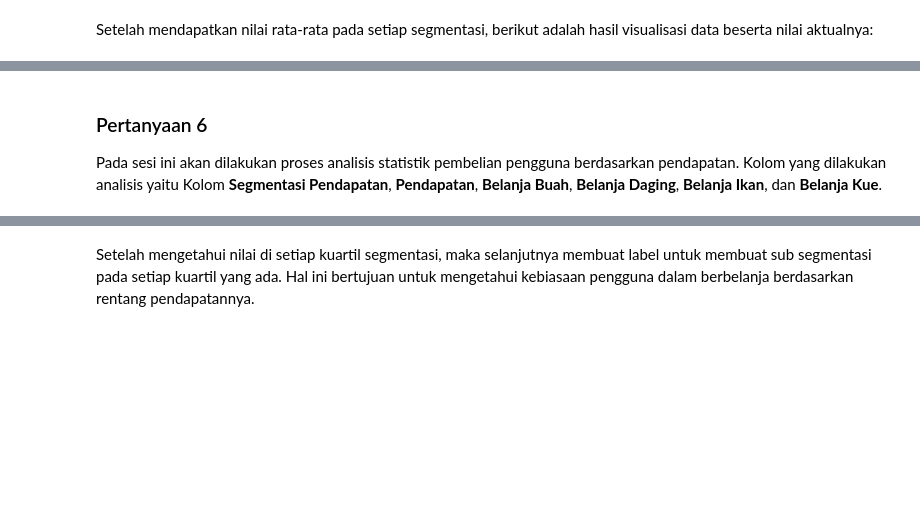
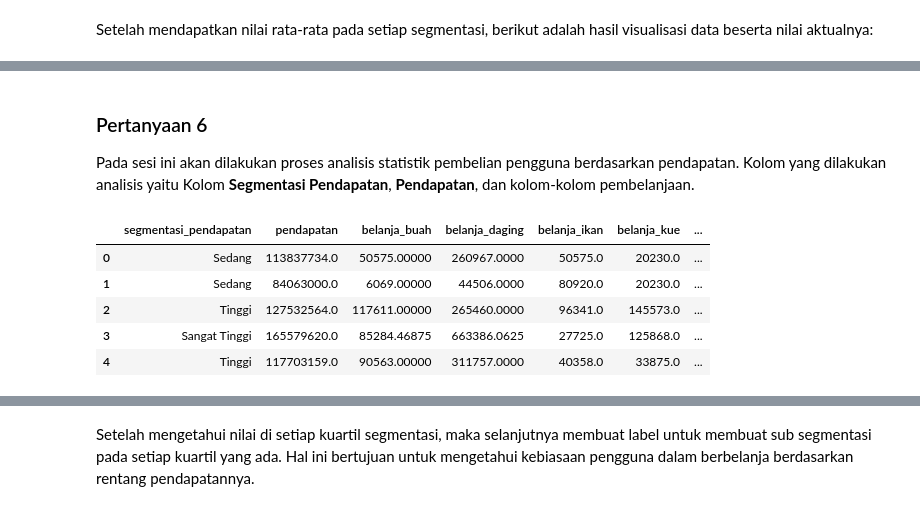
Before and after one commit to AFreborn22/superior_DA, a Jupyter notebook: SUPERIOR.ipynb, the cells around one changed output, grey strips where cells are left out. Saved outputs shown, nothing was run; the diff lists cells and outputs as text; code cells hidden in the pictures; blank space fills up the shorter version.

Commit message:
pertanyaan analisis 6 selesai

```diff
--- a/SUPERIOR.ipynb
+++ b/SUPERIOR.ipynb
@@ -823,11 +1201,20 @@ plt.show()
 # %% [markdown]
 ### Pertanyaan 6
 
-Pada sesi ini akan dilakukan proses analisis statistik pembelian pengguna berdasarkan pendapatan. Kolom yang dilakukan analisis yaitu Kolom **Segmentasi Pendapatan**, **Pendapatan**, **Belanja Buah**, **Belanja Daging**, **Belanja Ikan**, dan **Belanja Kue**.
+Pada sesi ini akan dilakukan proses analisis statistik pembelian pengguna berdasarkan pendapatan. Kolom yang dilakukan analisis yaitu Kolom **Segmentasi Pendapatan**, **Pendapatan**, dan kolom-kolom pembelanjaan.
 # %%
 # Mengambil kolom-kolom yang digunakan
-buyingDf = cleanedTraining[['segmentasi_pendapatan','pendapatan', 'belanja_buah', 'belanja_daging', 'belanja_ikan', 'belanja_kue']]
+buyingDf = cleanedTraining[['segmentasi_pendapatan','pendapatan', 'belanja_buah',
+                            'belanja_daging', 'belanja_ikan', 'belanja_kue',
+                            'pembelian_diskon', 'pembelian_web', 'pembelian_toko']]
 buyingDf.head()
+# %% [output]
+|  | segmentasi_pendapatan | pendapatan | belanja_buah | belanja_daging | belanja_ikan | belanja_kue | ... |
+| 0 | Sedang | 113837734.0 | 50575.00000 | 260967.0000 | 50575.0 | 20230.0 | ... |
+| 1 | Sedang | 84063000.0 | 6069.00000 | 44506.0000 | 80920.0 | 20230.0 | ... |
+| 2 | Tinggi | 127532564.0 | 117611.00000 | 265460.0000 | 96341.0 | 145573.0 | ... |
+| 3 | Sangat Tinggi | 165579620.0 | 85284.46875 | 663386.0625 | 27725.0 | 125868.0 | ... |
+| 4 | Tinggi | 117703159.0 | 90563.00000 | 311757.0000 | 40358.0 | 33875.0 | ... |
 # %%
 # Mengambil angka kuartil setiap segmen pendapatan
 # Grouping berdasarkan segmentasi
```
Also changed, not shown: parts of 90 cells of this notebook.
